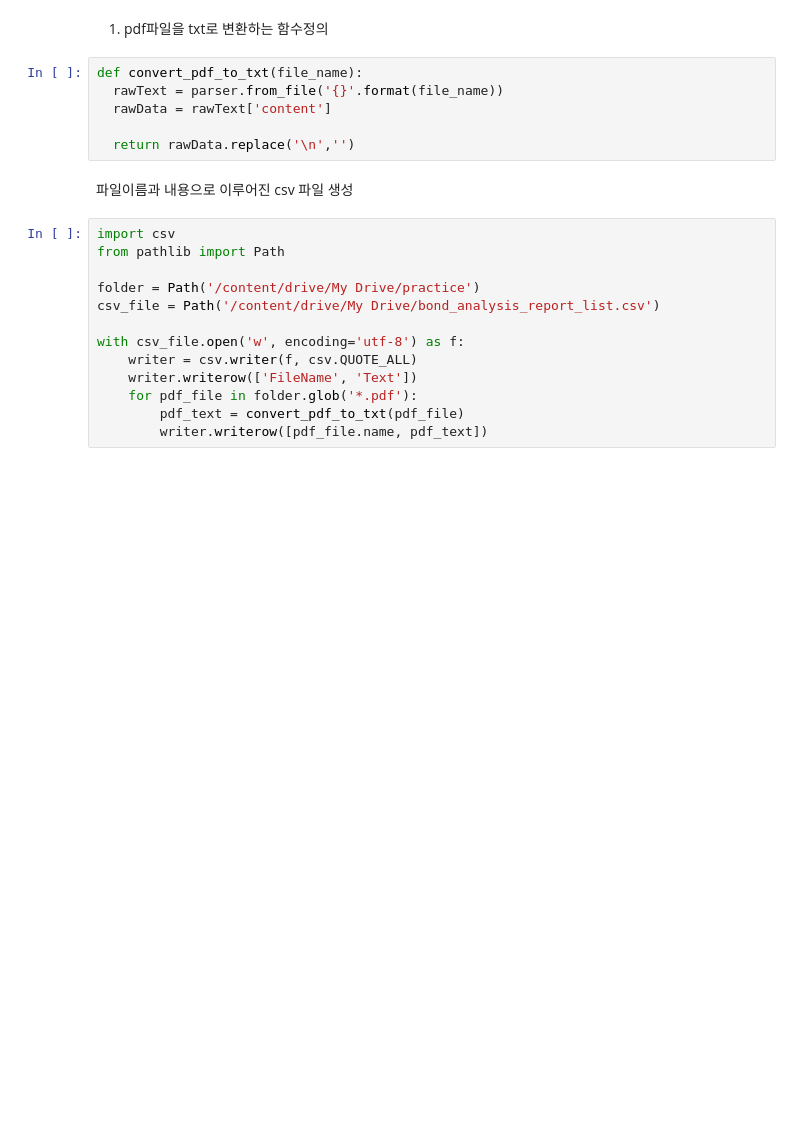
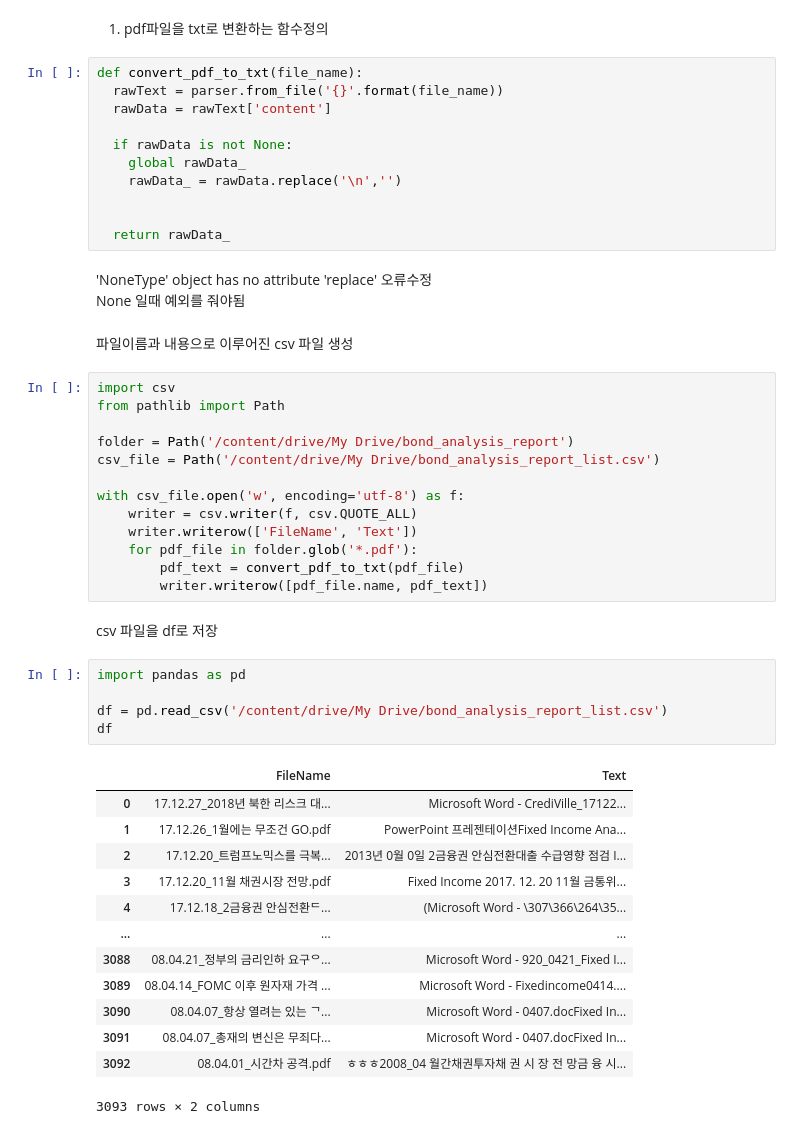
Before and after one commit to sunnyna/TIL, a Jupyter notebook: bond_analysis_report_crawling.ipynb, the cells around one changed output. Saved outputs shown, nothing was run; the diff lists cells and outputs as text; blank space fills up the shorter version.

```diff
--- a/bond_analysis_report_crawling.ipynb
+++ b/bond_analysis_report_crawling.ipynb
@@ -129,14 +134,22 @@ def convert_pdf_to_txt(file_name):
   rawText = parser.from_file('{}'.format(file_name))
   rawData = rawText['content']
 
-  return rawData.replace('\n','')
+  if rawData is not None:
+    global rawData_
+    rawData_ = rawData.replace('\n','')
+
+
+  return rawData_
+# %% [markdown]
+'NoneType' object has no attribute 'replace' 오류수정
+None 일때 예외를 줘야됨
 # %% [markdown]
 파일이름과 내용으로 이루어진 csv 파일 생성
 # %%
 import csv
 from pathlib import Path
 
-folder = Path('/content/drive/My Drive/practice')
+folder = Path('/content/drive/My Drive/bond_analysis_report')
 csv_file = Path('/content/drive/My Drive/bond_analysis_report_list.csv')
 
 with csv_file.open('w', encoding='utf-8') as f:
@@ -145,3 +158,24 @@ with csv_file.open('w', encoding='utf-8') as f:
     for pdf_file in folder.glob('*.pdf'):
         pdf_text = convert_pdf_to_txt(pdf_file)
         writer.writerow([pdf_file.name, pdf_text])
+# %% [markdown]
+csv 파일을 df로 저장
+# %%
+import pandas as pd
+
+df = pd.read_csv('/content/drive/My Drive/bond_analysis_report_list.csv')
+df
+# %% [output]
+|  | FileName | Text |
+| 0 | 17.12.27_2018년 북한 리스크 대... | Microsoft Word - CrediVille_17122... |
+| 1 | 17.12.26_1월에는 무조건 GO.pdf | PowerPoint 프레젠테이션Fixed Income Ana... |
+| 2 | 17.12.20_트럼프노믹스를 극복... | 2013년 0월 0일 2금융권 안심전환대출 수급영향 점검 I... |
+| 3 | 17.12.20_11월 채권시장 전망.pdf | Fixed Income 2017. 12. 20 11월 금통위... |
+| 4 | 17.12.18_2금융권 안심전환ᄃ... | (Microsoft Word - \307\366\264\35... |
+| ... | ... | ... |
+| 3088 | 08.04.21_정부의 금리인하 요구ᄋ... | Microsoft Word - 920_0421_Fixed I... |
+| 3089 | 08.04.14_FOMC 이후 원자재 가격 ... | Microsoft Word - Fixedincome0414.... |
+| 3090 | 08.04.07_항상 열려는 있는 ᄀ... | Microsoft Word - 0407.docFixed In... |
+| 3091 | 08.04.07_총재의 변신은 무죄다... | Microsoft Word - 0407.docFixed In... |
+| 3092 | 08.04.01_시간차 공격.pdf | ㅎㅎㅎ2008_04 월간채권투자채 권 시 장 전 망금 융 시... |
+3093 rows × 2 columns
```
Also changed, not shown: parts of 7 cells of this notebook.
